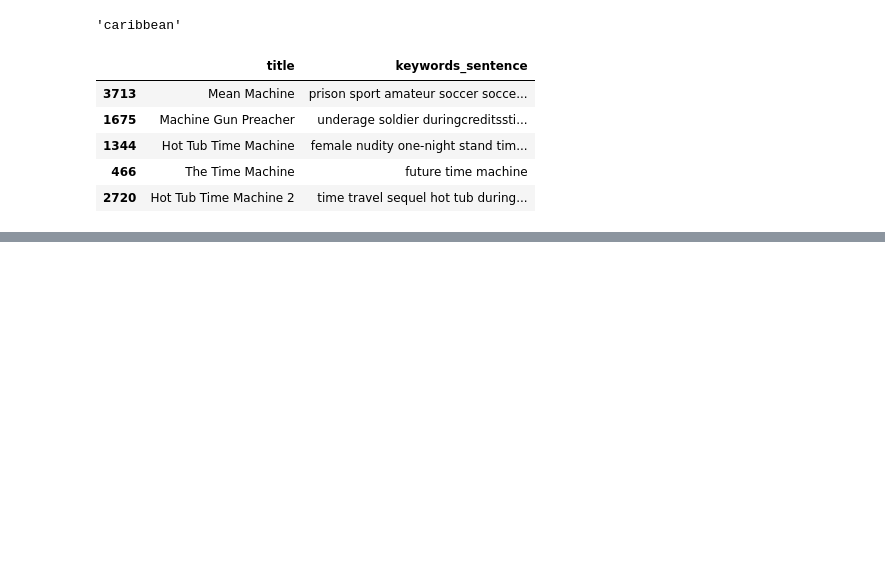
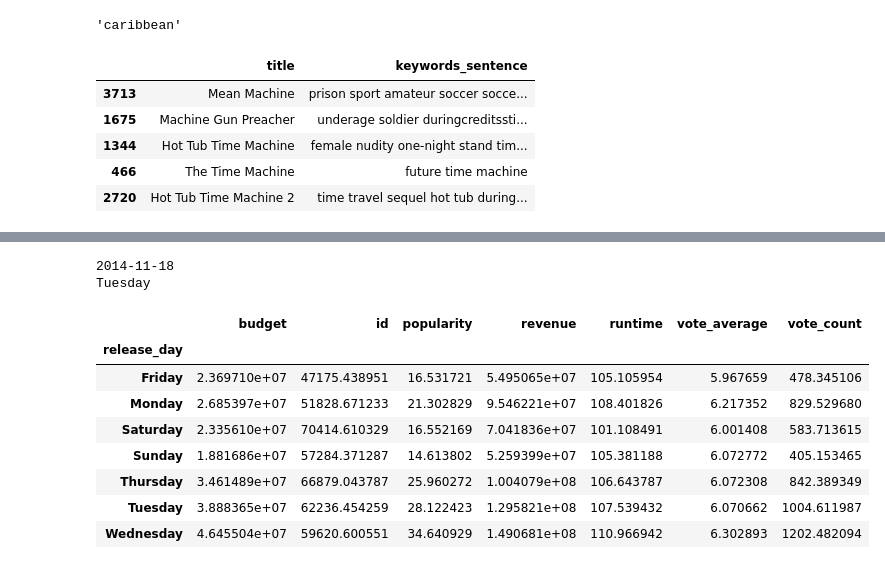
Before and after one commit to DanielHelps/TMDB-movies-analysis-and-predition, a Jupyter notebook: ratings.ipynb, the cells around one changed output, grey strips where cells are left out. Drawn from its saved outputs; the diff is of its cells as text; code cells hidden in the pictures; blank space fills up the shorter version.

```diff
--- a/ratings.ipynb
+++ b/ratings.ipynb
@@ -654,0 +660,22 @@ array([0.59283336, 0.71587906, 0.711177  , 0.69094902])
+# %%
+import datetime
+datetime.datetime.today().weekday()
+datetime.datetime.strptime(df['release_date'][2],'%Y-%m-%d').weekday()
+days_dict  = {0:'Monday', 1:'Tuesday', 2:'Wednesday',3:'Thursday',4:'Friday',5:'Saturday',6:'Sunday'}
+days_order = ['Monday','Tuesday','Wednesday','Thursday','Friday','Saturday','Sunday']
+print(df['release_date'][200])
+print(days_dict[datetime.datetime.strptime(df['release_date'][200],'%Y-%m-%d').weekday()])
+df['release_day'] = df['release_date'].apply(lambda x: days_dict[datetime.datetime.strptime(x,'%Y-%m-%d').weekday()])
+release_day_mean = df.groupby(by='release_day').mean()
+# %% [output]
+2014-11-18
+Tuesday
+|  | budget | id | popularity | revenue | runtime | vote_average | vote_count |
+| release_day |  |  |  |  |  |  |  |
+| Friday | 2.369710e+07 | 47175.438951 | 16.531721 | 5.495065e+07 | 105.105954 | 5.967659 | 478.345106 |
+| Monday | 2.685397e+07 | 51828.671233 | 21.302829 | 9.546221e+07 | 108.401826 | 6.217352 | 829.529680 |
+| Saturday | 2.335610e+07 | 70414.610329 | 16.552169 | 7.041836e+07 | 101.108491 | 6.001408 | 583.713615 |
+| Sunday | 1.881686e+07 | 57284.371287 | 14.613802 | 5.259399e+07 | 105.381188 | 6.072772 | 405.153465 |
+| Thursday | 3.461489e+07 | 66879.043787 | 25.960272 | 1.004079e+08 | 106.643787 | 6.072308 | 842.389349 |
+| Tuesday | 3.888365e+07 | 62236.454259 | 28.122423 | 1.295821e+08 | 107.539432 | 6.070662 | 1004.611987 |
+| Wednesday | 4.645504e+07 | 59620.600551 | 34.640929 | 1.490681e+08 | 110.966942 | 6.302893 | 1202.482094 |
```
Also changed, not shown: parts of 7 cells of this notebook.
